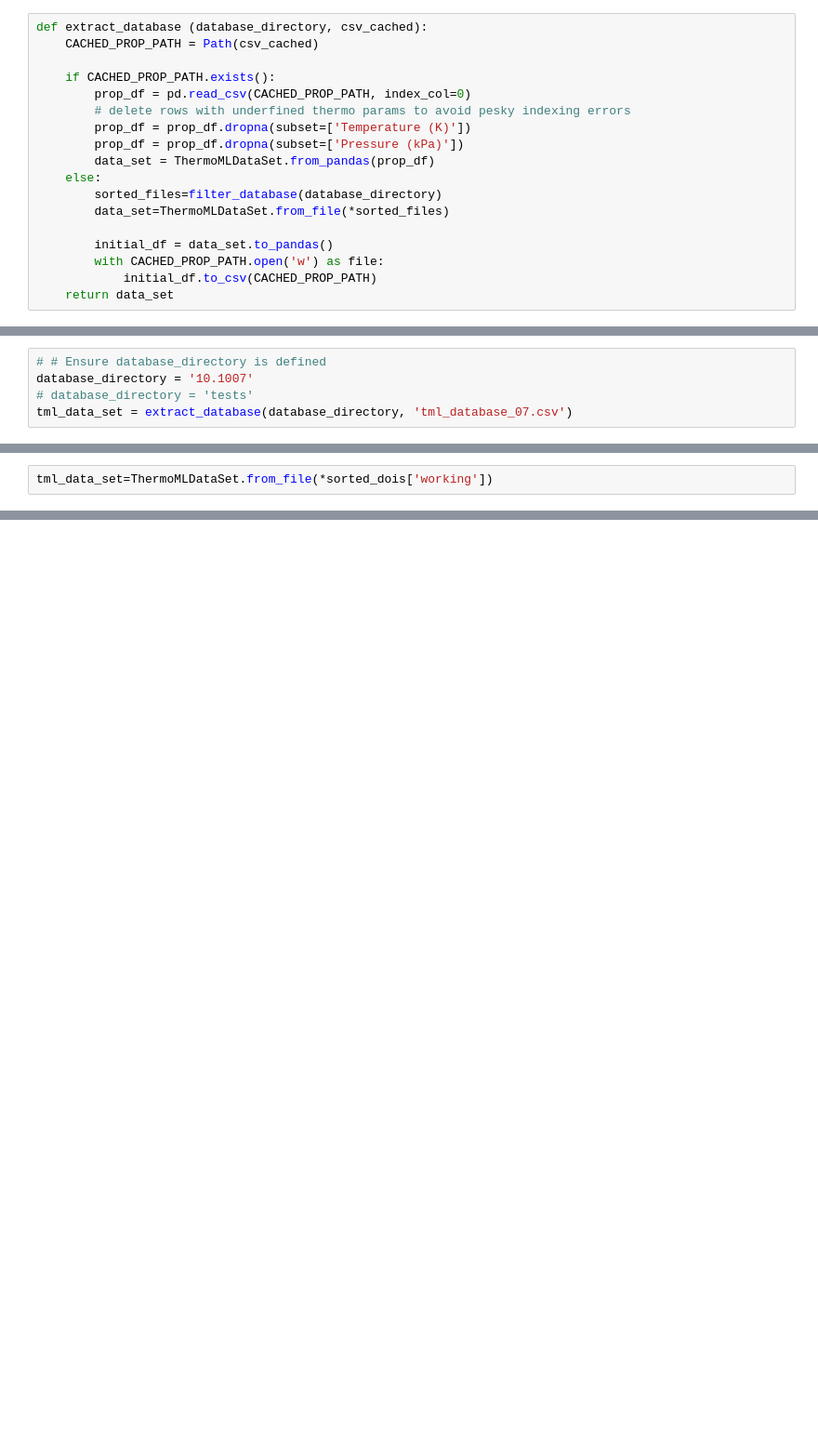
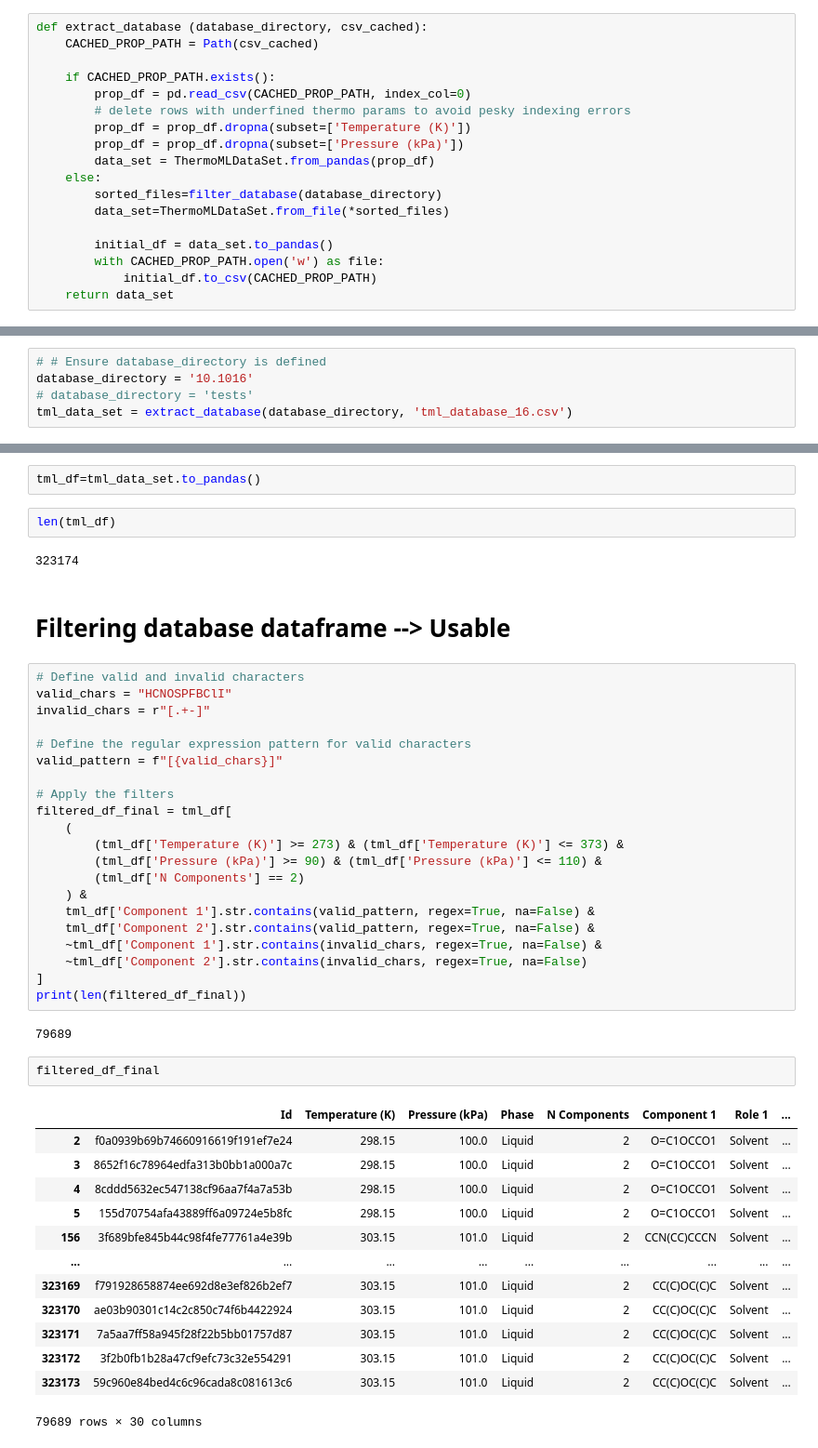
Before and after one commit to barmoral/evaluator-ThermoML, a Jupyter notebook: NIST_data2/nist_data_info_4.ipynb, the cells around one changed output, grey strips where cells are left out. Shown at 93% size. Cells and saved outputs as stored; diff of their text form; blank space fills up the shorter version.

Commit message:
ran database 10.1016

```diff
--- a/NIST_data2/nist_data_info_4.ipynb
+++ b/NIST_data2/nist_data_info_4.ipynb
@@ -103,5 +137,5 @@ def extract_database (database_directory, csv_cached):
 # %%
 # # Ensure database_directory is defined
-database_directory = '10.1007'
+database_directory = '10.1016'
 # database_directory = 'tests'
-tml_data_set = extract_database(database_directory, 'tml_database_07.csv')
+tml_data_set = extract_database(database_directory, 'tml_database_16.csv')
@@ -148,5 +142,3 @@ KeyboardInterrupt:
-# %%
-tml_data_set=ThermoMLDataSet.from_file(*sorted_dois['working'])
 # %%
 tml_data_set
 # %% [output]
@@ -169,0 +146,47 @@ tml_data_set.to_pandas()
+# %%
+tml_df=tml_data_set.to_pandas()
+# %%
+len(tml_df)
+# %% [output]
+323174
+# %% [markdown]
+# Filtering database dataframe --> Usable
+# %%
+# Define valid and invalid characters
+valid_chars = "HCNOSPFBClI"
+invalid_chars = r"[.+-]"
+
+# Define the regular expression pattern for valid characters
+valid_pattern = f"[{valid_chars}]"
+
+# Apply the filters
+filtered_df_final = tml_df[
+    (
+        (tml_df['Temperature (K)'] >= 273) & (tml_df['Temperature (K)'] <= 373) &
+        (tml_df['Pressure (kPa)'] >= 90) & (tml_df['Pressure (kPa)'] <= 110) &
+        (tml_df['N Components'] == 2)
+    ) &
+    tml_df['Component 1'].str.contains(valid_pattern, regex=True, na=False) &
+    tml_df['Component 2'].str.contains(valid_pattern, regex=True, na=False) &
+    ~tml_df['Component 1'].str.contains(invalid_chars, regex=True, na=False) &
+    ~tml_df['Component 2'].str.contains(invalid_chars, regex=True, na=False)
+]
+print(len(filtered_df_final))
+# %% [output]
+79689
+# %%
+filtered_df_final
+# %% [output]
+|  | Id | Temperature (K) | Pressure (kPa) | Phase | N Components | Component 1 | Role 1 | ... |
+| 2 | f0a0939b69b74660916619f191ef7e24 | 298.15 | 100.0 | Liquid | 2 | O=C1OCCO1 | Solvent | ... |
+| 3 | 8652f16c78964edfa313b0bb1a000a7c | 298.15 | 100.0 | Liquid | 2 | O=C1OCCO1 | Solvent | ... |
+| 4 | 8cddd5632ec547138cf96aa7f4a7a53b | 298.15 | 100.0 | Liquid | 2 | O=C1OCCO1 | Solvent | ... |
+| 5 | 155d70754afa43889ff6a09724e5b8fc | 298.15 | 100.0 | Liquid | 2 | O=C1OCCO1 | Solvent | ... |
+| 156 | 3f689bfe845b44c98f4fe77761a4e39b | 303.15 | 101.0 | Liquid | 2 | CCN(CC)CCCN | Solvent | ... |
+| ... | ... | ... | ... | ... | ... | ... | ... | ... |
+| 323169 | f791928658874ee692d8e3ef826b2ef7 | 303.15 | 101.0 | Liquid | 2 | CC(C)OC(C)C | Solvent | ... |
+| 323170 | ae03b90301c14c2c850c74f6b4422924 | 303.15 | 101.0 | Liquid | 2 | CC(C)OC(C)C | Solvent | ... |
+| 323171 | 7a5aa7ff58a945f28f22b5bb01757d87 | 303.15 | 101.0 | Liquid | 2 | CC(C)OC(C)C | Solvent | ... |
+| 323172 | 3f2b0fb1b28a47cf9efc73c32e554291 | 303.15 | 101.0 | Liquid | 2 | CC(C)OC(C)C | Solvent | ... |
+| 323173 | 59c960e84bed4c6c96cada8c081613c6 | 303.15 | 101.0 | Liquid | 2 | CC(C)OC(C)C | Solvent | ... |
+79689 rows × 30 columns
```
Also changed, not shown: parts of 51 cells of this notebook.
